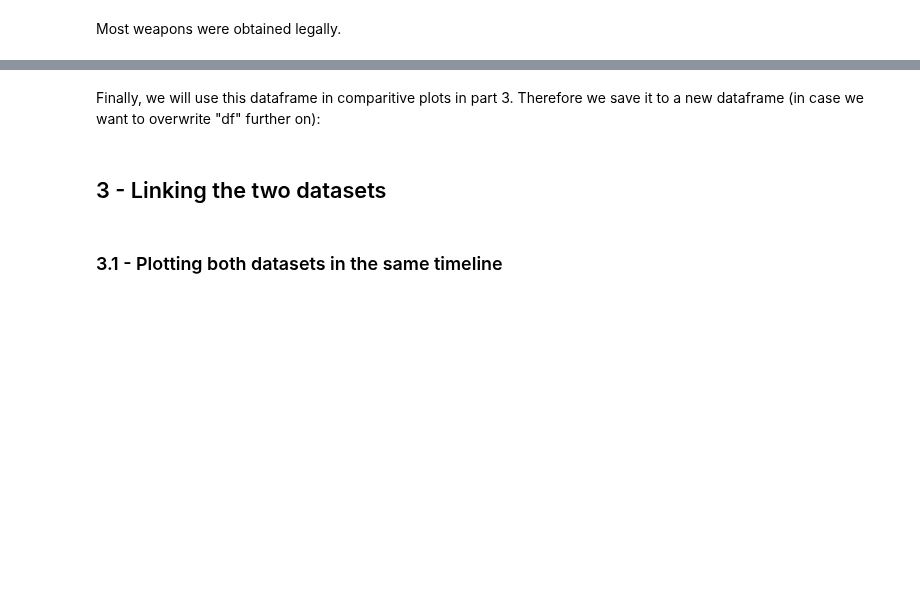
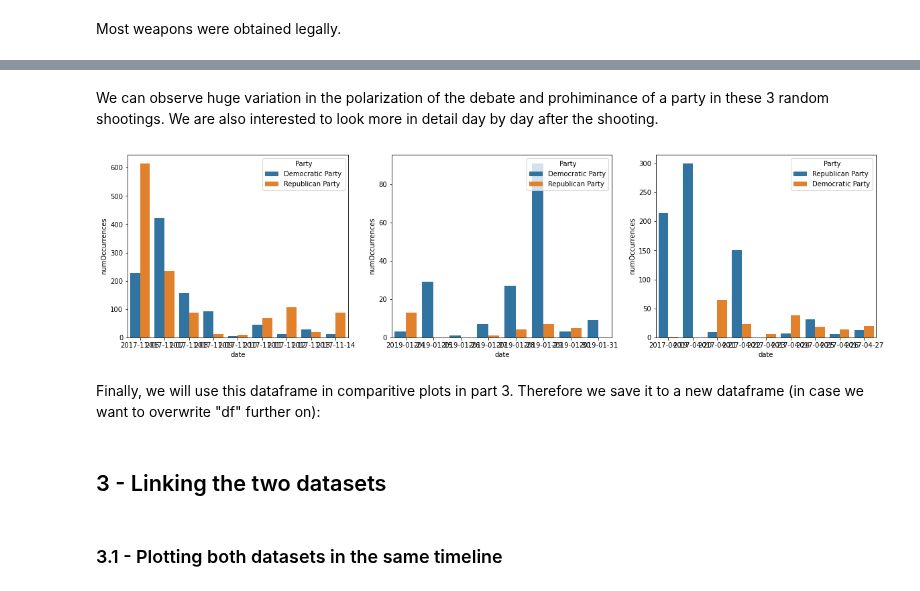
Before and after one commit to epfl-ada/ada-2021-project-clezemath, a Jupyter notebook: milestone3.ipynb, the cells around one changed output, grey strips where cells are left out. Drawn from its saved outputs; the diff is of its cells as text; code cells hidden in the pictures; blank space fills up the shorter version.

```diff
--- a/milestone3.ipynb
+++ b/milestone3.ipynb
@@ -283,3 +381,15 @@ plt.show()
+# %% [markdown]
+We can observe huge variation in the polarization of the debate and prohiminance of a party in these 3 random shootings. We are also interested to look more in detail day by day after the shooting.
+# %%
+fig, ax = plt.subplots(1,3,figsize=(20,5)) #sharex=True, sharey=True
+#fig.subplots_adjust(wspace=0.3, hspace=0.3)
+for i in range (0,3):
+        data = quotes_with_attributes[(quotes_with_attributes['date'] > df['date'][x[i]]) & (quotes_with_attributes['date'] < df['date_end'][x[i]])]
+        data = data[(data['Party'] == 'Democratic Party') | (data['Party'] == 'Republican Party')]
+        data = data.sort_values(by=['date'])
+        sns.barplot(data=data,x='date', y='numOccurrences', hue='Party', estimator= sum, ci = None, ax = ax[i])
+# %% [output]
+[figure, added]
 # %% [markdown]
 Finally, we will use this dataframe in comparitive plots in part 3.
 Therefore we save it to a new dataframe (in case we want to overwrite "df" further on):
```
Also changed, not shown: parts of 13 cells of this notebook.
